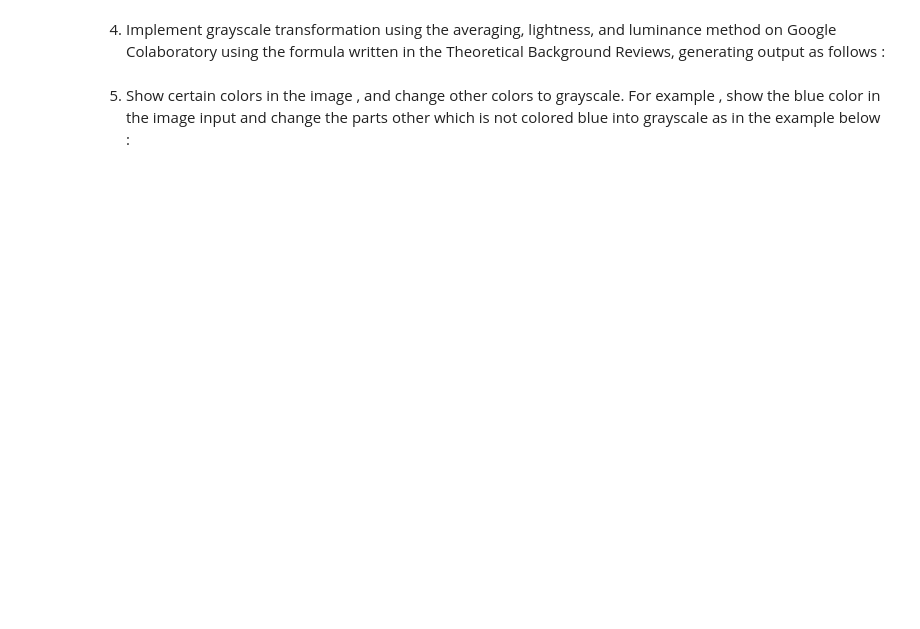
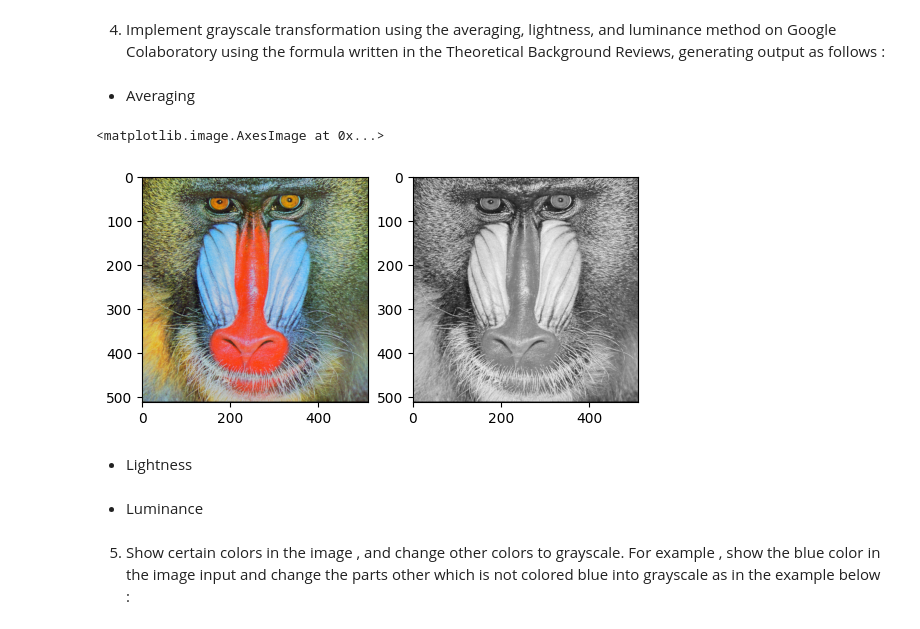
Before and after one commit to armand010/PCVK_Ganjil_2024, a Jupyter notebook: PCVK_Week_3_03.ipynb, the cells around one changed output. Cells and saved outputs as stored; diff of their text form; code cells hidden in the pictures; blank space fills up the shorter version.

```diff
--- a/PCVK_Week_3_03.ipynb
+++ b/PCVK_Week_3_03.ipynb
@@ -74,3 +131,29 @@ Background Reviews, generating output as follows :
+# %% [markdown]
+- Averaging
+# %%
+original_monkey_rgb = cv.cvtColor(original_monkey, cv.COLOR_BGR2RGB)
+# original_monkey_rgb = original_monkey.copy()
+
+grayscale_averaging = np.zeros((original_monkey.shape[0], original_monkey.shape[1]), dtype=np.uint8)
+for y in range(original_monkey.shape[0]):
+  for x in range(original_monkey.shape[1]):
+    grayscale_averaging[y, x] = int(np.mean(original_monkey[y,x]))
+
+# Create a figure and a set of subplots (1 row, 2 columns)
+fig, axes = plt.subplots(1, 2)
+
+# Display the original image on the first subplot
+axes[0].imshow(original_monkey_rgb)
+
+# Display the grayscale image on the second subplot
+axes[1].imshow(grayscale_averaging, cmap='gray')
+# %% [output]
+<matplotlib.image.AxesImage at 0x...>
+[figure, added]
+# %% [markdown]
+- Lightness
+# %% [markdown]
+- Luminance
 # %% [markdown]
 5. Show certain colors in the image , and change other colors to grayscale. For example ,
 show the blue color in the image input and change the parts other which is not colored
```
Also changed, not shown: parts of 4 cells of this notebook.
